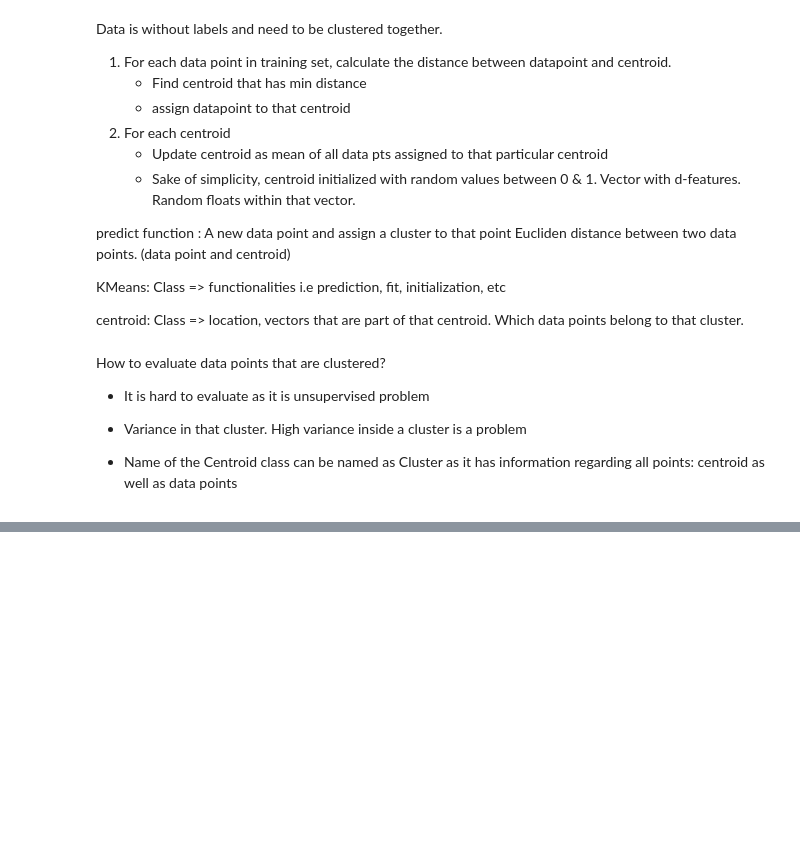
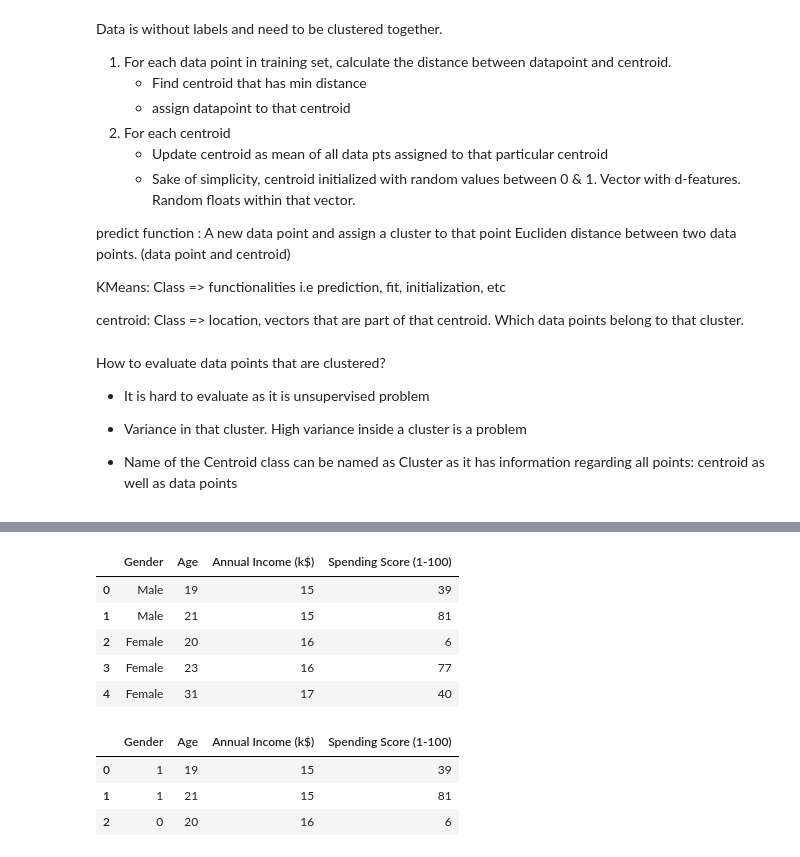
Before and after one commit to vedaant912/Machine-Learning-and-Deep-Learning, a Jupyter notebook: 7_K_Means_Algorithm/KMeans.ipynb, the cells around one changed output, grey strips where cells are left out. Cells and saved outputs as stored; diff of their text form; code cells hidden in the pictures; blank space fills up the shorter version.

```diff
--- a/7_K_Means_Algorithm/KMeans.ipynb
+++ b/7_K_Means_Algorithm/KMeans.ipynb
@@ -72,0 +125,9 @@ How to evaluate data points that are clustered?
+# %%
+dataset.head()
+# %% [output]
+|  | Gender | Age | Annual Income (k$) | Spending Score (1-100) |
+| 0 | Male | 19 | 15 | 39 |
+| 1 | Male | 21 | 15 | 81 |
+| 2 | Female | 20 | 16 | 6 |
+| 3 | Female | 23 | 16 | 77 |
+| 4 | Female | 31 | 17 | 40 |
@@ -72,0 +136,7 @@ How to evaluate data points that are clustered?
+# %%
+dataset.head(3)
+# %% [output]
+|  | Gender | Age | Annual Income (k$) | Spending Score (1-100) |
+| 0 | 1 | 19 | 15 | 39 |
+| 1 | 1 | 21 | 15 | 81 |
+| 2 | 0 | 20 | 16 | 6 |
```
Also changed, not shown: parts of 11 cells of this notebook, 1 other file.
